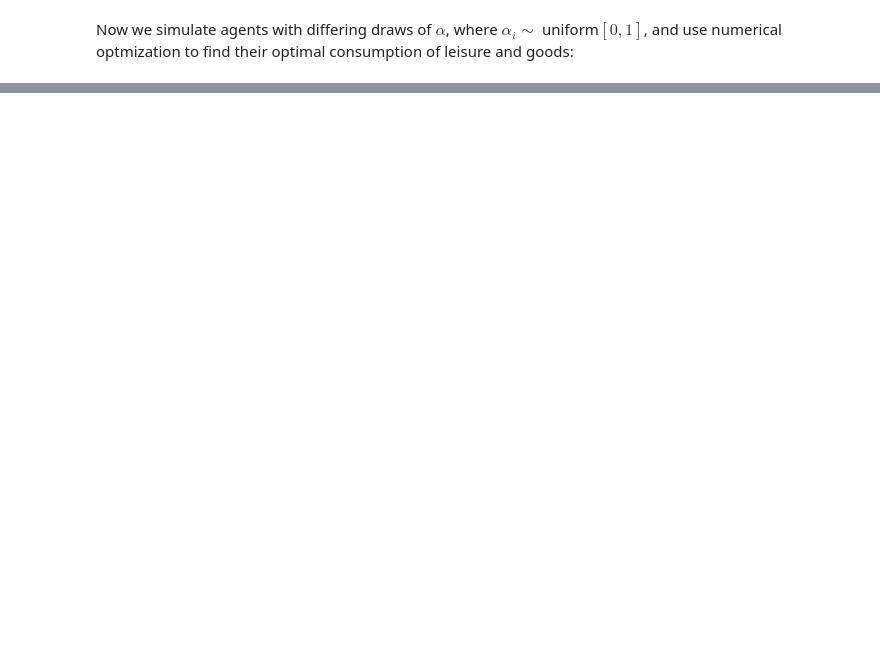
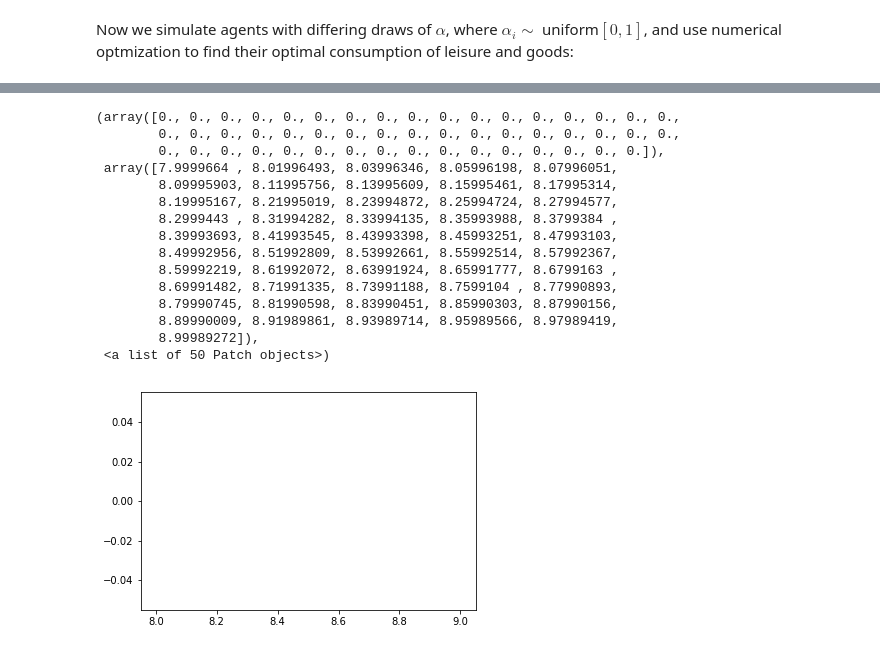
Before and after one commit to NumEconCopenhagen/projects-2019-computer-says-no, a Jupyter notebook: modelproject/modelproject.ipynb, the cells around one changed output, grey strips where cells are left out. Cells and saved outputs as stored; diff of their text form; code cells hidden in the pictures; blank space fills up the shorter version.

```diff
--- a/modelproject/modelproject.ipynb
+++ b/modelproject/modelproject.ipynb
@@ -221,25 +257,2 @@ $$w(l) = \begin{cases} & w \quad &\text{for } l> T\times \dfrac{2}{3} \\
 # %% [markdown]
 Now we simulate agents with differing draws of $\alpha$, where $\alpha_i \sim$ uniform$[0,1]$, and use numerical optmization to find their optimal consumption of leisure and goods:
-# %%
-# Set wage function
-l_top= 1/3*T # Work more than 2/3 of your time and pay top tax
-l_bot= 2/3*T # work more than 1/3 of your time and pay bottom tax
-toptax= 0.6
-bottax= 0.3
-np.random.seed(2019); # set the seed
-n = 10; # number of agents simulated
-
-# Draw agents
-alpha = np.random.uniform(0,1,size=n)
-
-# Run optimizer
-
-def solver(alpha):
-    """ Runs optimizer over a tuple of parameterizations (alpha's).
-    """
-    result = optimize.minimize(cobbdouglas,guess,args=alpha,
-                             method='SLSQP',
-                             constraints=[budget_func(wage,maxlabinc)],
-                             options={'disp':False})
-    return (result.x[1]
-results=[solver(x) for x in alpha]
@@ -252,0 +312,22 @@ print(alpha)
+# %%
+results = results[np.logical_not(np.isnan(results))]
+# %%
+hist,bins = np.histogram(results,bins=50)
+plt.hist(hist, bins)
+# %% [output]
+(array([0., 0., 0., 0., 0., 0., 0., 0., 0., 0., 0., 0., 0., 0., 0., 0., 0.,
+        0., 0., 0., 0., 0., 0., 0., 0., 0., 0., 0., 0., 0., 0., 0., 0., 0.,
+        0., 0., 0., 0., 0., 0., 0., 0., 0., 0., 0., 0., 0., 0., 0., 0.]),
+ array([7.9999664 , 8.01996493, 8.03996346, 8.05996198, 8.07996051,
+        8.09995903, 8.11995756, 8.13995609, 8.15995461, 8.17995314,
+        8.19995167, 8.21995019, 8.23994872, 8.25994724, 8.27994577,
+        8.2999443 , 8.31994282, 8.33994135, 8.35993988, 8.3799384 ,
+        8.39993693, 8.41993545, 8.43993398, 8.45993251, 8.47993103,
+        8.49992956, 8.51992809, 8.53992661, 8.55992514, 8.57992367,
+        8.59992219, 8.61992072, 8.63991924, 8.65991777, 8.6799163 ,
+        8.69991482, 8.71991335, 8.73991188, 8.7599104 , 8.77990893,
+        8.79990745, 8.81990598, 8.83990451, 8.85990303, 8.87990156,
+        8.89990009, 8.91989861, 8.93989714, 8.95989566, 8.97989419,
+        8.99989272]),
+ <a list of 50 Patch objects>)
+[figure, added]
```
Also changed, not shown: parts of 14 cells of this notebook, 1 other file.
